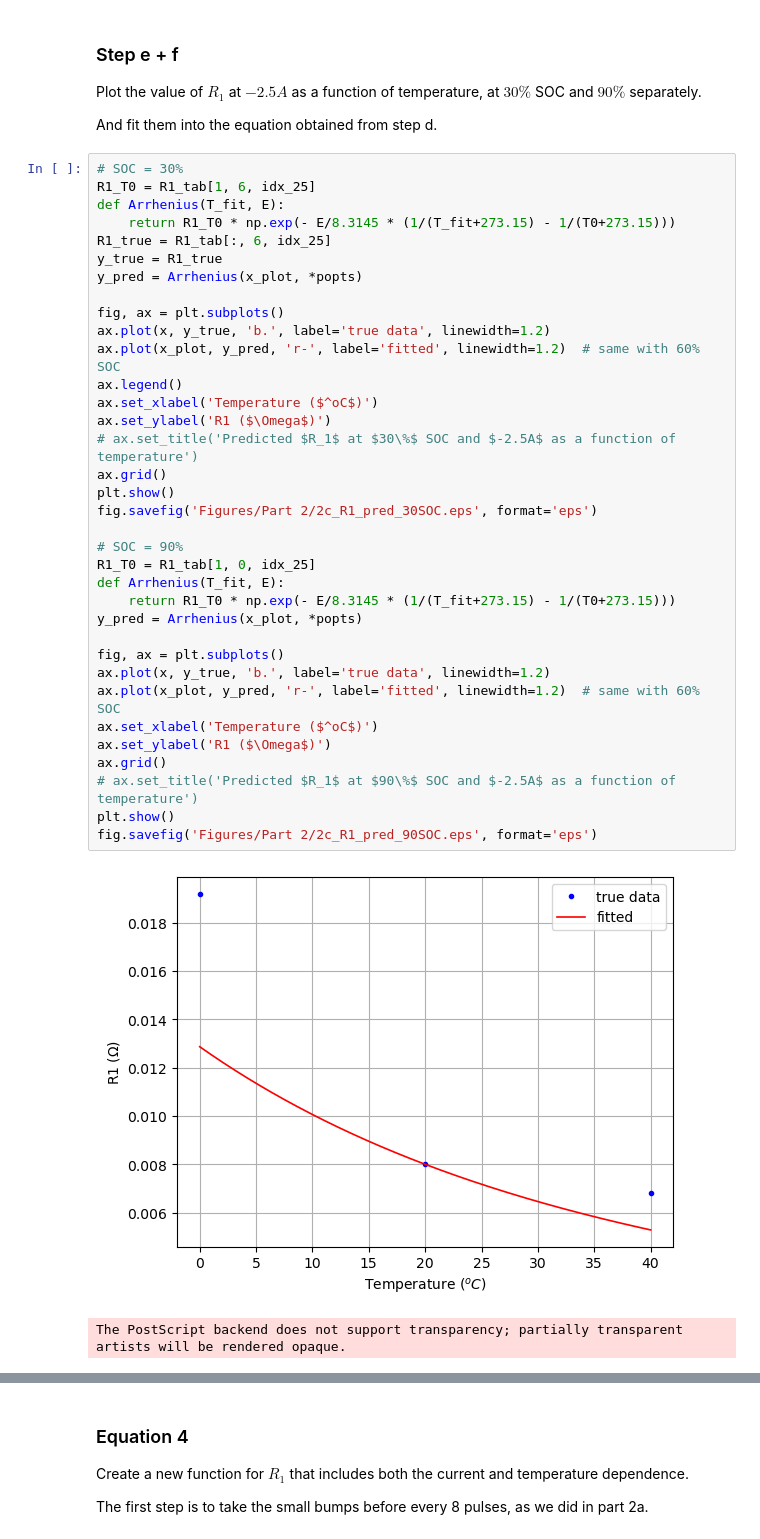
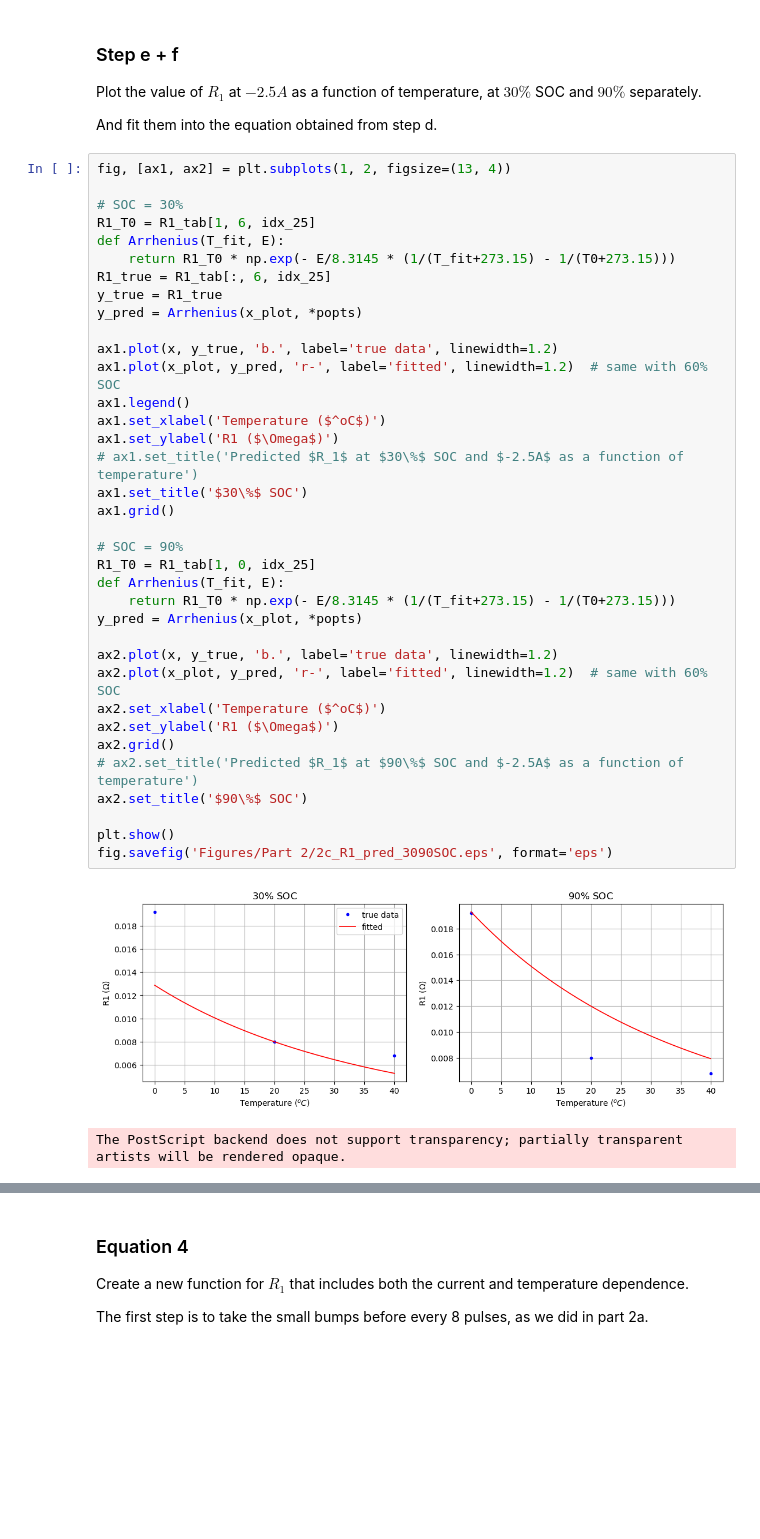
Before and after one commit to sunfanyi/modelling-of-lithium-ion-batteries, a Jupyter notebook: part_2bc.ipynb, the cells around one changed output, grey strips where cells are left out. Cells and saved outputs as stored; diff of their text form; blank space fills up the shorter version.

```diff
--- a/part_2bc.ipynb
+++ b/part_2bc.ipynb
@@ -348,40 +348,41 @@ Plot the value of $R_1$ at $-2.5A$ as a function of temperature, at $30\%$ SOC a
 
 And fit them into the equation obtained from step d.
 # %%
+fig, [ax1, ax2] = plt.subplots(1, 2, figsize=(13, 4))
+
 # SOC = 30%
 R1_T0 = R1_tab[1, 6, idx_25]
 def Arrhenius(T_fit, E):
     return R1_T0 * np.exp(- E/8.3145 * (1/(T_fit+273.15) - 1/(T0+273.15)))
 R1_true = R1_tab[:, 6, idx_25]
 y_true = R1_true
 y_pred = Arrhenius(x_plot, *popts)
 
-fig, ax = plt.subplots()
-ax.plot(x, y_true, 'b.', label='true data', linewidth=1.2)
-ax.plot(x_plot, y_pred, 'r-', label='fitted', linewidth=1.2)  # same with 60% SOC
-ax.legend()
-ax.set_xlabel('Temperature ($^oC$)')
-ax.set_ylabel('R1 ($\Omega$)')
-# ax.set_title('Predicted $R_1$ at $30\%$ SOC and $-2.5A$ as a function of temperature')
-ax.grid()
-plt.show()
-fig.savefig('Figures/Part 2/2c_R1_pred_30SOC.eps', format='eps')
+ax1.plot(x, y_true, 'b.', label='true data', linewidth=1.2)
+ax1.plot(x_plot, y_pred, 'r-', label='fitted', linewidth=1.2)  # same with 60% SOC
+ax1.legend()
+ax1.set_xlabel('Temperature ($^oC$)')
+ax1.set_ylabel('R1 ($\Omega$)')
+# ax1.set_title('Predicted $R_1$ at $30\%$ SOC and $-2.5A$ as a function of temperature')
+ax1.set_title('$30\%$ SOC')
+ax1.grid()
 
 # SOC = 90%
 R1_T0 = R1_tab[1, 0, idx_25]
 def Arrhenius(T_fit, E):
     return R1_T0 * np.exp(- E/8.3145 * (1/(T_fit+273.15) - 1/(T0+273.15)))
 y_pred = Arrhenius(x_plot, *popts)
 
-fig, ax = plt.subplots()
-ax.plot(x, y_true, 'b.', label='true data', linewidth=1.2)
-ax.plot(x_plot, y_pred, 'r-', label='fitted', linewidth=1.2)  # same with 60% SOC
-ax.set_xlabel('Temperature ($^oC$)')
-ax.set_ylabel('R1 ($\Omega$)')
-ax.grid()
-# ax.set_title('Predicted $R_1$ at $90\%$ SOC and $-2.5A$ as a function of temperature')
+ax2.plot(x, y_true, 'b.', label='true data', linewidth=1.2)
+ax2.plot(x_plot, y_pred, 'r-', label='fitted', linewidth=1.2)  # same with 60% SOC
+ax2.set_xlabel('Temperature ($^oC$)')
+ax2.set_ylabel('R1 ($\Omega$)')
+ax2.grid()
+# ax2.set_title('Predicted $R_1$ at $90\%$ SOC and $-2.5A$ as a function of temperature')
+ax2.set_title('$90\%$ SOC')
+
 plt.show()
-fig.savefig('Figures/Part 2/2c_R1_pred_90SOC.eps', format='eps')
+fig.savefig('Figures/Part 2/2c_R1_pred_3090SOC.eps', format='eps')
 # %% [output]
-[figure, old version]
+[figure, new version]
 The PostScript backend does not support transparency; partially transparent artists will be rendered opaque.
```
Also changed, not shown: parts of 2 cells of this notebook, 19 other files.
